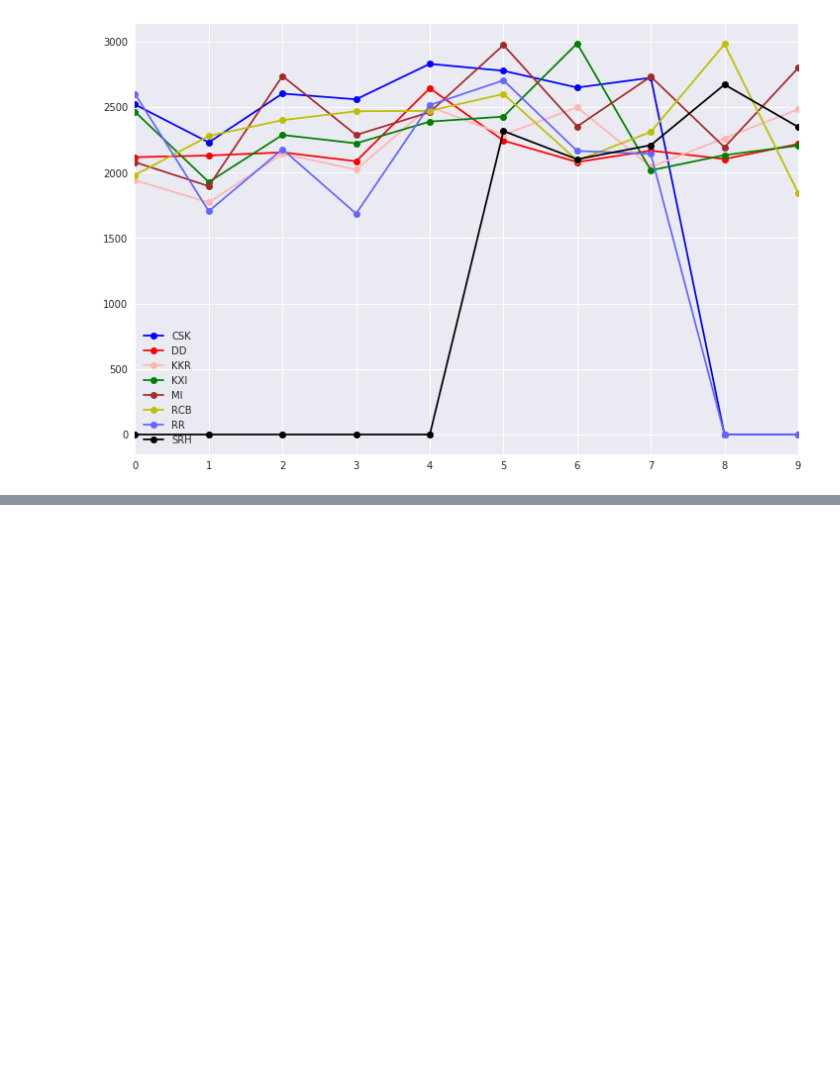
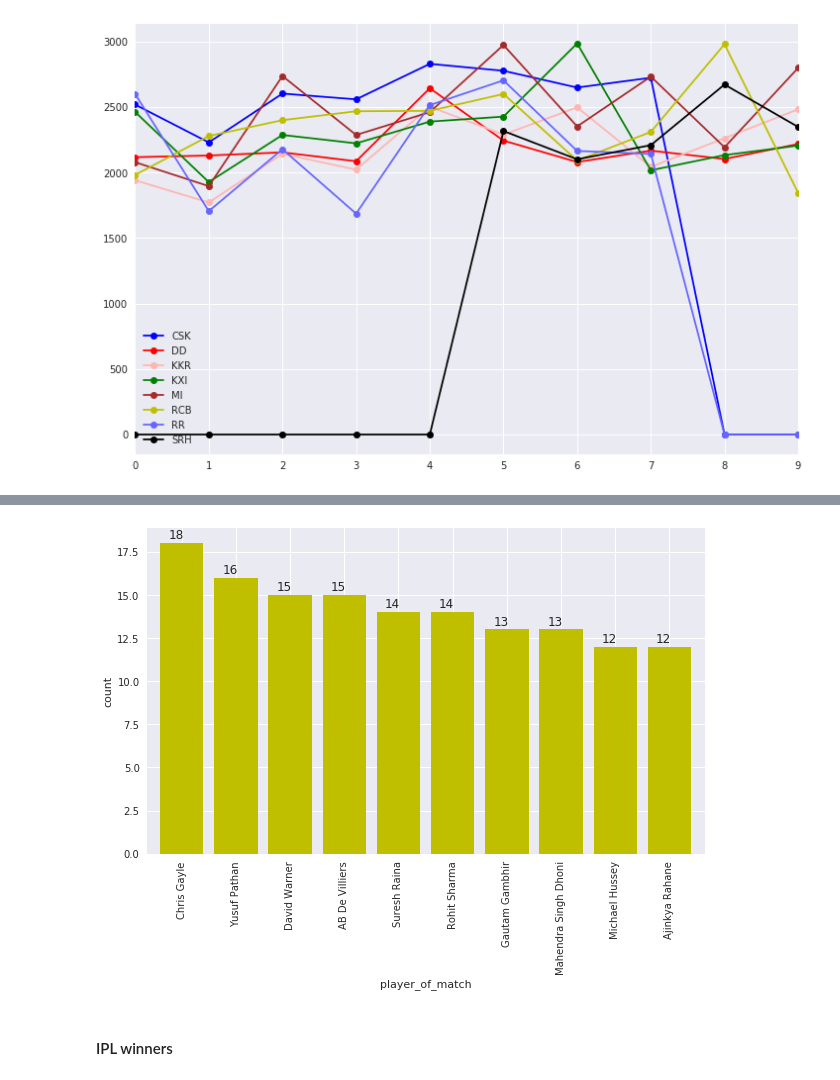
Before and after one commit to anupams97/-DataHack-Premier-League-Hackathon, a Jupyter notebook: Untitled.ipynb, the cells around one changed output, grey strips where cells are left out. Cells and saved outputs as stored; diff of their text form; code cells hidden in the pictures; blank space fills up the shorter version.

Commit message:
batsman data

```diff
--- a/Untitled.ipynb
+++ b/Untitled.ipynb
@@ -574,0 +512,14 @@ df1.head()
+# %%
+plt.subplots(figsize=(10,6))
+#the code used is very basic but gets the job done easily
+ax = df3['player_of_match'].value_counts().head(10).plot.bar(width=.8, color='Y')  #counts the values corresponding
+# to each batsman and then filters out the top 10 batsman and then plots a bargraph
+ax.set_xlabel('player_of_match')
+ax.set_ylabel('count')
+for p in ax.patches:
+    ax.annotate(format(p.get_height()), (p.get_x()+0.15, p.get_height()+0.25))
+plt.show()
+# %% [output]
+[figure, added]
+# %% [markdown]
+#### IPL winners
```
Also changed, not shown: parts of 31 cells of this notebook.
